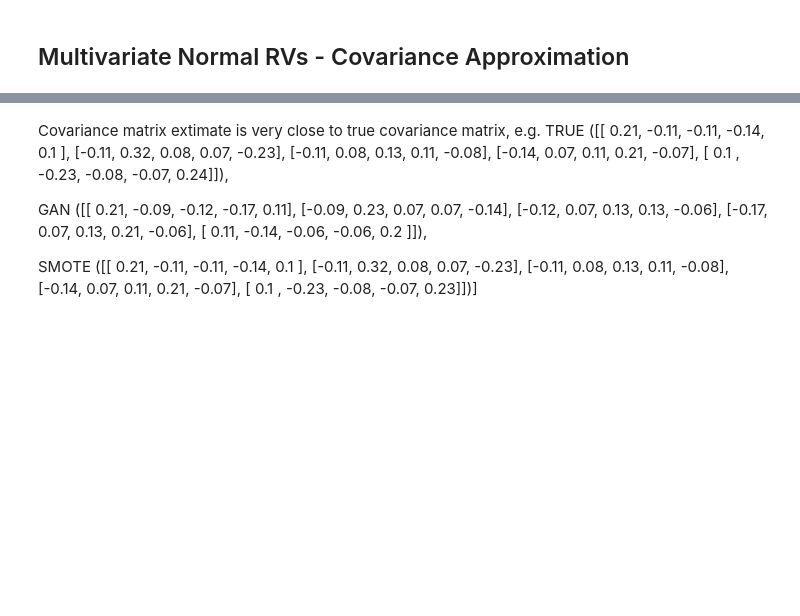
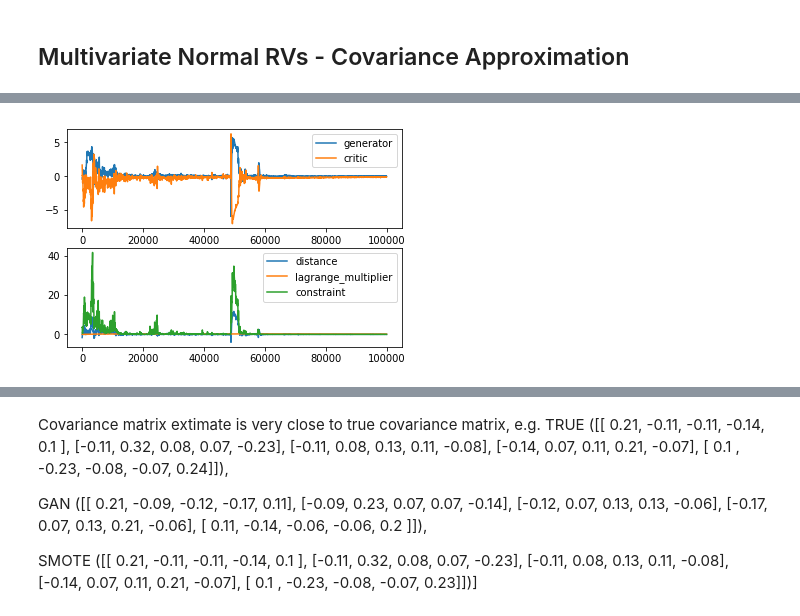
Before and after one commit to johaupt/GANbalanced, a Jupyter notebook: simulation_numeric.ipynb, the cells around one changed output, grey strips where cells are left out. Saved outputs shown, nothing was run; the diff lists cells and outputs as text; code cells hidden in the pictures; blank space fills up the shorter version.

```diff
--- a/simulation_numeric.ipynb
+++ b/simulation_numeric.ipynb
@@ -148,3 +144,8 @@ GANbalancer(auxiliary=False, batch_size=128, categorical=None,
+# %%
+fig = gan_balancer.trainer.plot_training()
+fig
+# %% [output]
+[figure, added]
 # %%
 check_first_moments([data[data_idx][0],
                      gan_balancer.generator.sample_data(N_SAMPLES),
```
Also changed, not shown: parts of 14 cells of this notebook, 4 other files.
